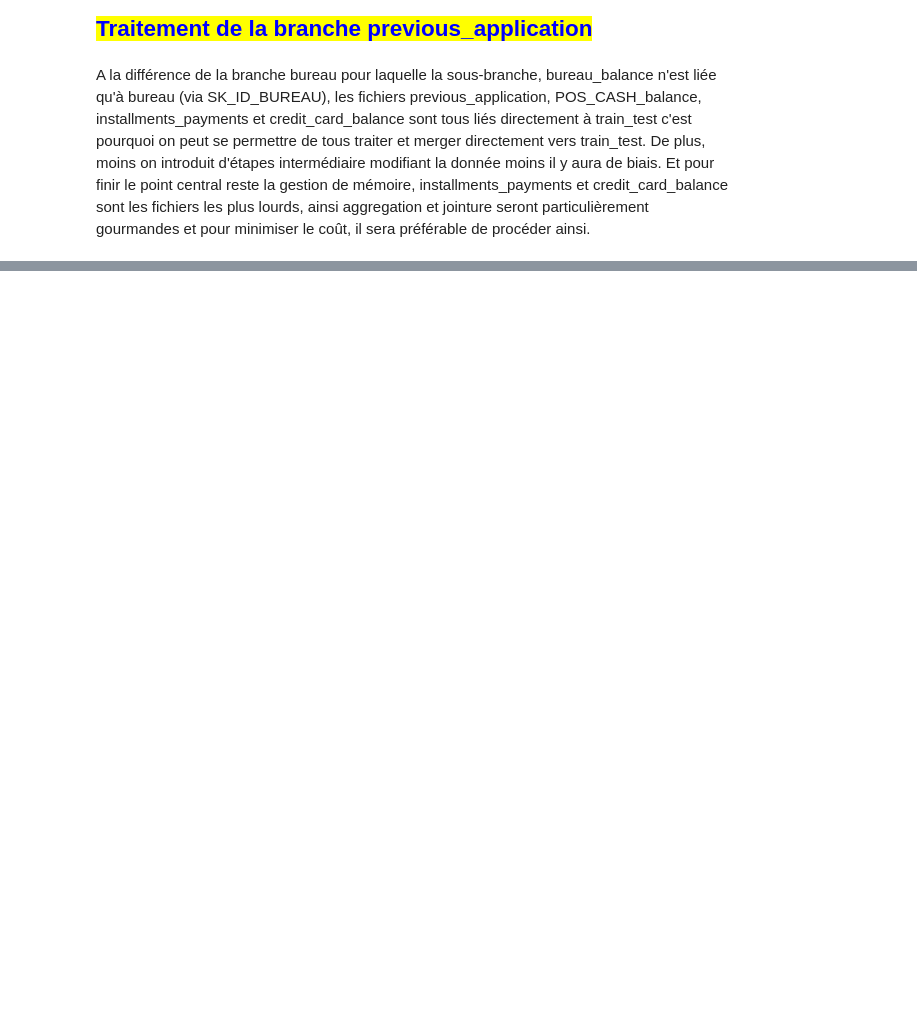
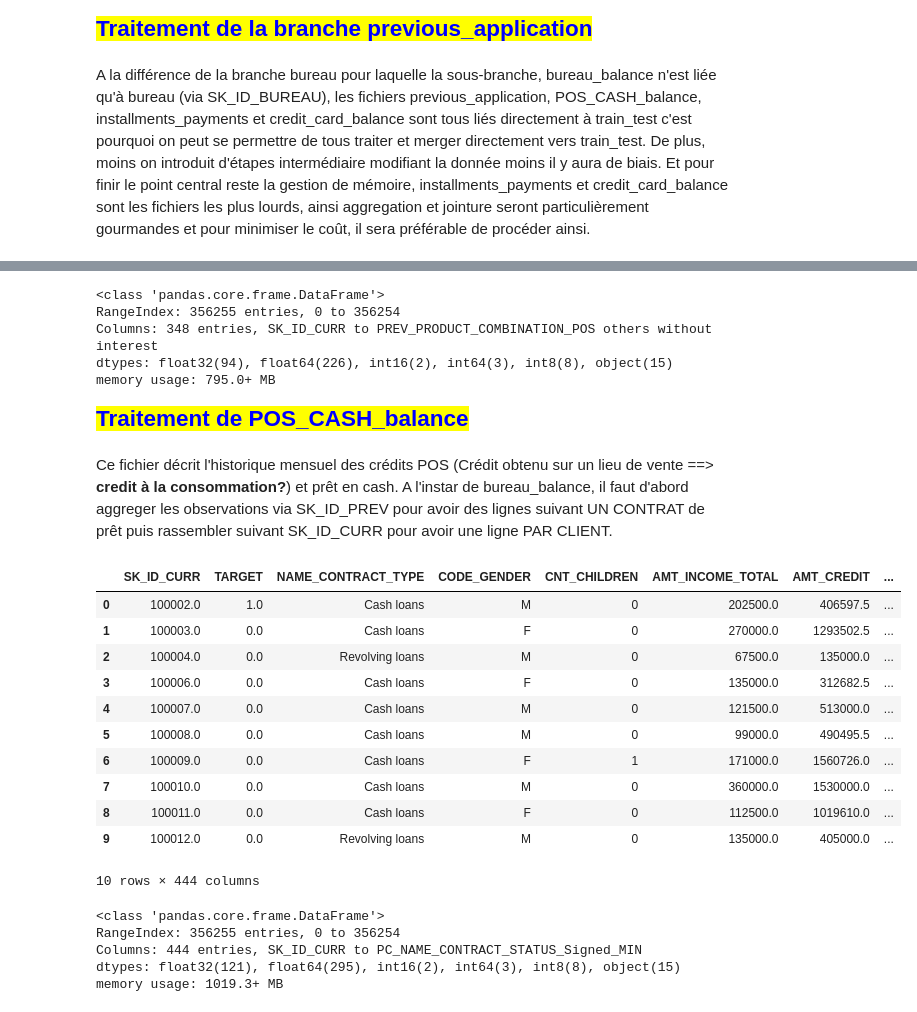
Before and after one commit to S-S-Zheng/Openclassrooms_P6, a Jupyter notebook: notebooks/P6_part2.ipynb, the cells around one changed output, grey strips where cells are left out. Drawn from its saved outputs; the diff is of its cells as text; code cells hidden in the pictures; blank space fills up the shorter version.

```diff
--- a/notebooks/P6_part2.ipynb
+++ b/notebooks/P6_part2.ipynb
@@ -226,7 +210,7 @@ df_train_test=agg_columns(
 # %%
 # Moyn de communication fourni (mail, tel, mobile..)
 contact_ways_list=[
-    'FLAG_MOBIL','FLAG_EMP_PHONE','FLAG_WORK_PHONE','FLAG_CONT_MOBIL',
+    'FLAG_MOBIL','FLAG_EMP_PHONE','FLAG_WORK_PHONE','FLAG_CONT_MOBILE',
     'FLAG_PHONE','FLAG_EMAIL'
 ]
 df_train_test=agg_columns(df_train_test,'CONTACT_WAYS_COUNT',contact_ways_list)
@@ -284,0 +313,68 @@ df_train_test.head(10)
+# %%
+df_train_test.info()
+# %% [output]
+<class 'pandas.core.frame.DataFrame'>
+RangeIndex: 356255 entries, 0 to 356254
+Columns: 348 entries, SK_ID_CURR to PREV_PRODUCT_COMBINATION_POS others without interest
+dtypes: float32(94), float64(226), int16(2), int64(3), int8(8), object(15)
+memory usage: 795.0+ MB
+# %% [markdown]
+<span style="color:blue;font-size:1.5em;font-weight:bold;background-color:yellow"> Traitement de POS_CASH_balance</span>
+# %% [markdown]
+Ce fichier décrit l'historique mensuel des crédits POS (Crédit obtenu sur un lieu de vente ==> **credit à la consommation?**) et prêt en cash.
+A l'instar de bureau_balance, il faut d'abord aggreger les observations via SK_ID_PREV pour avoir des lignes suivant UN CONTRAT de prêt puis rassembler suivant SK_ID_CURR pour avoir une ligne PAR CLIENT.
+# %%
+temp_file_path_pos_cash = datas_path/steps[2]/f"df_train_test_{steps[2]}.parquet"
+
+if temp_file_path_pos_cash.exists():
+    del df_train_test
+    gc.collect()
+    df_train_test = pd.read_parquet(temp_file_path_pos_cash)
+else:
+    pos_cash = pd.read_parquet(datas_path/f"POS_CASH_balance{miss_percent}_cleaned.parquet")
+
+    # ======== FEATURE ENGINEERING a faire ici pour anticiper aggregations =========
+    # nombre de fois où on a un retard de paiement sur le POS/CASH
+    pos_cash['DPD_COUNT'] = (pos_cash['SK_DPD']>0).sum()
+    # retard avec en plus la tolerance
+    pos_cash['DPP_DEF_COUNT'] = (pos_cash['SK_DPD_DEF']>0).sum()
+    # pourcentage de completion du remboursment. 1 = pret remboursé
+    pos_cash['DEBT_COMPLETION_RATIO'] = \
+        pos_cash['CNT_INSTALMENT_FUTURE'] / pos_cash['CNT_INSTALMENT']
+    # ===========================================================================
+
+    # agg interne suivant SK_ID_PREV
+    pos_cash_agg = agg_features(pos_cash, 'SK_ID_PREV', 'PC_ID_PREV', ID_list)
+    # on créée un dataframe sur les ID CURR et PREV afin de pouvoir raccorder
+    # Client et contrat (SK_ID_CURR ayant été perdu lors du agg_features)
+    pos_cash_ID = pos_cash[['SK_ID_CURR','SK_ID_PREV']].drop_duplicates()
+    # On merge suivant SK_ID_PREV
+    pos_cash_agg = merging_data(pos_cash_agg,pos_cash_ID,"SK_ID_PREV", 'left')
+    # On supprime aussi pos_cash, ID ayant été supprimer dans merging data
+    del pos_cash
+    gc.collect()
+
+    # agg interne suivant SK_ID_CURR
+    pos_cash_agg.drop(columns='SK_ID_PREV', inplace=True, errors='ignore')
+    pos_cash_agg = agg_features(pos_cash_agg, 'SK_ID_CURR', 'PC', ID_list)
+
+    # Fusion avec le df_test_train
+    df_train_test = merging_data(df_train_test, pos_cash_agg, on='SK_ID_CURR', how='left')
+
+    # on sauvegarde temporairement le df_previous_application nettoyé
+    export_datas(df_train_test, datas_path, step = steps[2], prefix = "df_train_test_")
+# %%
+df_train_test.head(10)
+# %% [output]
+|  | SK_ID_CURR | TARGET | NAME_CONTRACT_TYPE | CODE_GENDER | CNT_CHILDREN | AMT_INCOME_TOTAL | AMT_CREDIT | ... |
+| 0 | 100002.0 | 1.0 | Cash loans | M | 0 | 202500.0 | 406597.5 | ... |
+| 1 | 100003.0 | 0.0 | Cash loans | F | 0 | 270000.0 | 1293502.5 | ... |
+| 2 | 100004.0 | 0.0 | Revolving loans | M | 0 | 67500.0 | 135000.0 | ... |
+| 3 | 100006.0 | 0.0 | Cash loans | F | 0 | 135000.0 | 312682.5 | ... |
+| 4 | 100007.0 | 0.0 | Cash loans | M | 0 | 121500.0 | 513000.0 | ... |
+| 5 | 100008.0 | 0.0 | Cash loans | M | 0 | 99000.0 | 490495.5 | ... |
+| 6 | 100009.0 | 0.0 | Cash loans | F | 1 | 171000.0 | 1560726.0 | ... |
+| 7 | 100010.0 | 0.0 | Cash loans | M | 0 | 360000.0 | 1530000.0 | ... |
+| 8 | 100011.0 | 0.0 | Cash loans | F | 0 | 112500.0 | 1019610.0 | ... |
+| 9 | 100012.0 | 0.0 | Revolving loans | M | 0 | 135000.0 | 405000.0 | ... |
+10 rows × 444 columns
@@ -284,0 +385,8 @@ df_train_test.head(10)
+# %%
+df_train_test.info()
+# %% [output]
+<class 'pandas.core.frame.DataFrame'>
+RangeIndex: 356255 entries, 0 to 356254
+Columns: 444 entries, SK_ID_CURR to PC_NAME_CONTRACT_STATUS_Signed_MIN
+dtypes: float32(121), float64(295), int16(2), int64(3), int8(8), object(15)
+memory usage: 1019.3+ MB
```
Also changed, not shown: parts of 14 cells of this notebook, 2 other files.
